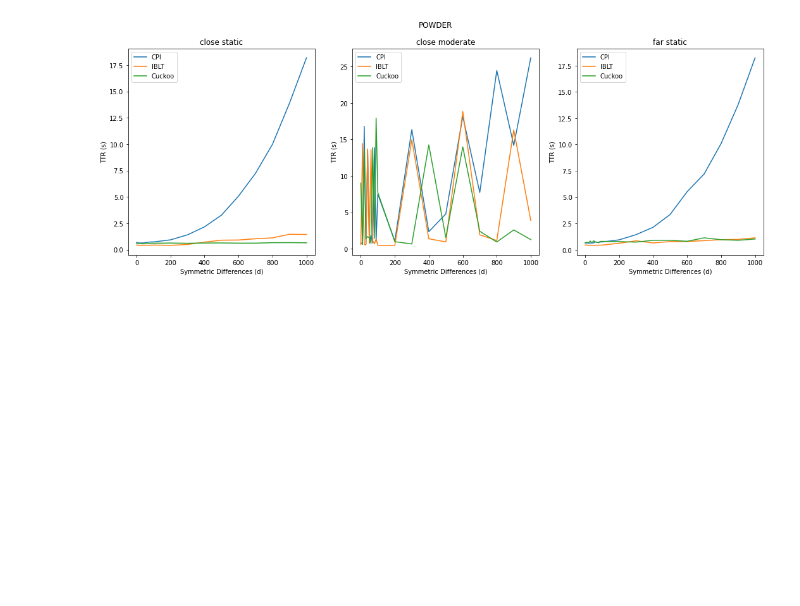
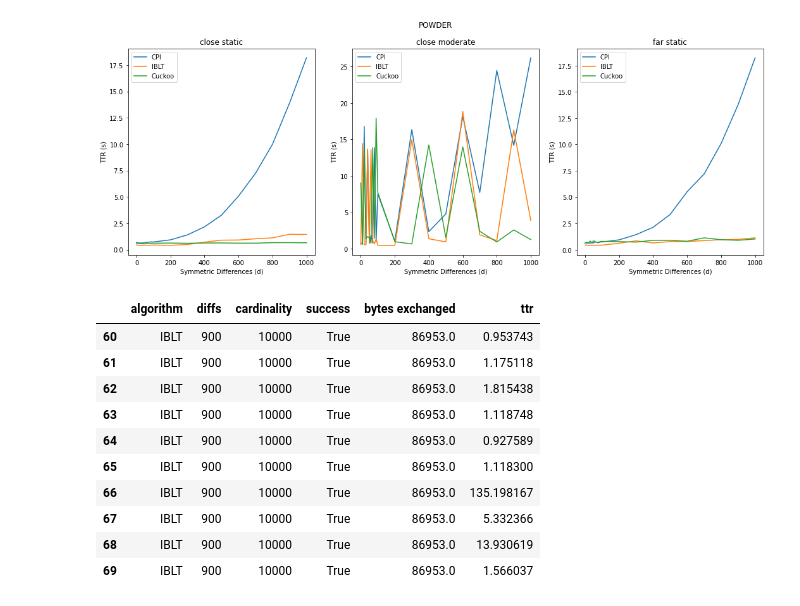
Before and after one commit to nislab/gensync, a Jupyter notebook: run/analysis.ipynb, the cells around one changed output. Cells and saved outputs as stored; diff of their text form; code cells hidden in the pictures; blank space fills up the shorter version.

```diff
--- a/run/analysis.ipynb
+++ b/run/analysis.ipynb
@@ -501,3 +501,17 @@ figure.suptitle('POWDER')
 # %% [output]
 Text(0.5, 0.98, 'POWDER')
 [figure]
+# %%
+d_1026[(d_1026['algorithm'] == 'IBLT') & (d_1026['diffs'] == 900)]
+# %% [output]
+|  | algorithm | diffs | cardinality | success | bytes exchanged | ttr |
+| 60 | IBLT | 900 | 10000 | True | 86953.0 | 0.953743 |
+| 61 | IBLT | 900 | 10000 | True | 86953.0 | 1.175118 |
+| 62 | IBLT | 900 | 10000 | True | 86953.0 | 1.815438 |
+| 63 | IBLT | 900 | 10000 | True | 86953.0 | 1.118748 |
+| 64 | IBLT | 900 | 10000 | True | 86953.0 | 0.927589 |
+| 65 | IBLT | 900 | 10000 | True | 86953.0 | 1.118300 |
+| 66 | IBLT | 900 | 10000 | True | 86953.0 | 135.198167 |
+| 67 | IBLT | 900 | 10000 | True | 86953.0 | 5.332366 |
+| 68 | IBLT | 900 | 10000 | True | 86953.0 | 13.930619 |
+| 69 | IBLT | 900 | 10000 | True | 86953.0 | 1.566037 |
```
Also changed, not shown: parts of 4 cells of this notebook, 2 other files.
